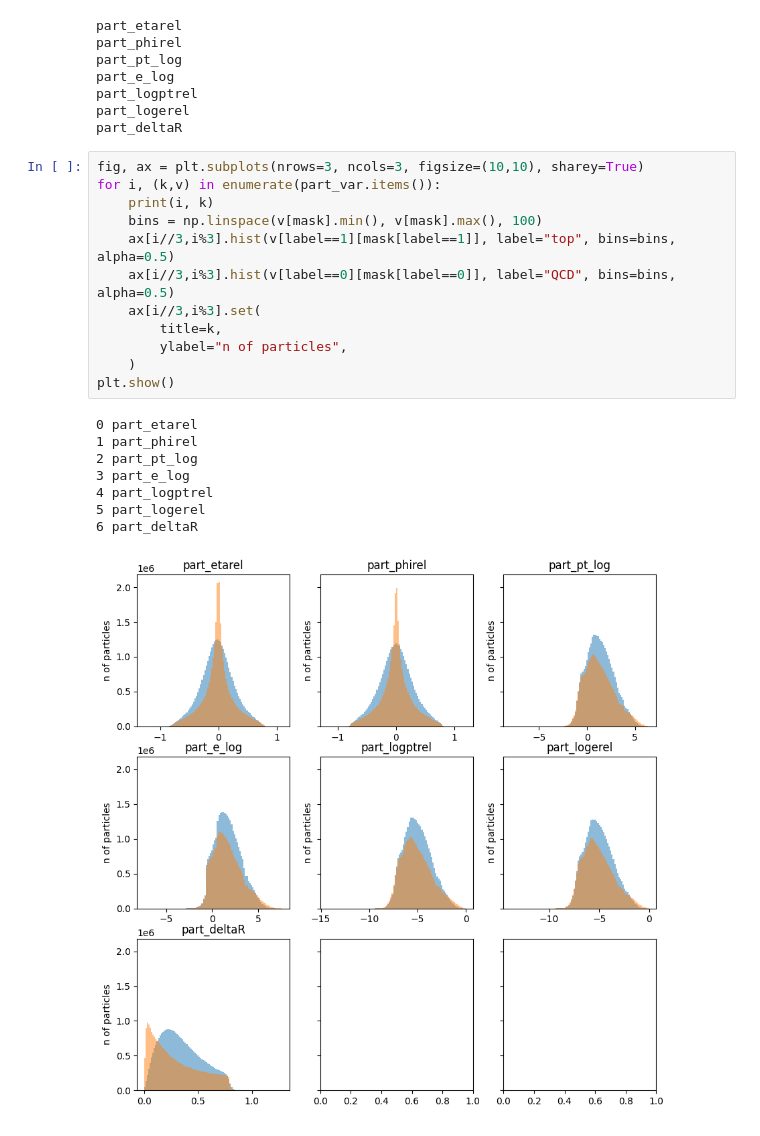
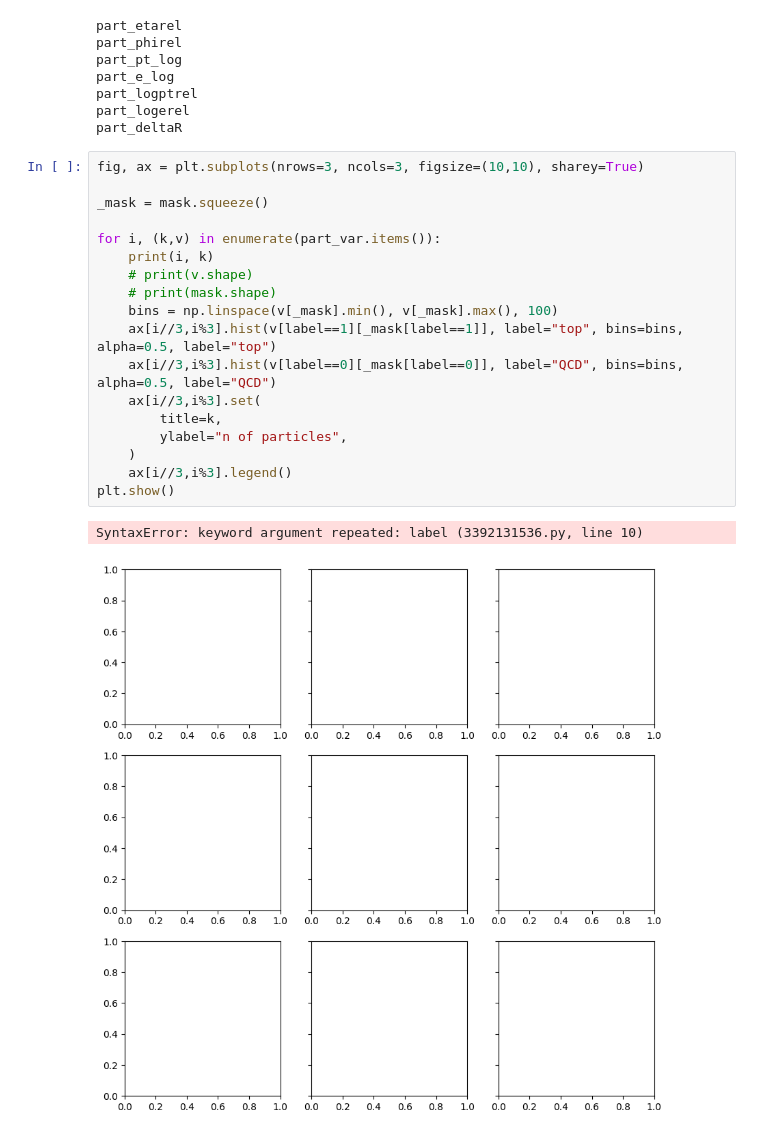
Before and after one commit to oXyut/particlenet-toptagging, a Jupyter notebook: 2_preprocessing.ipynb, the cells around one changed output. Cells and saved outputs as stored; diff of their text form.

```diff
--- a/2_preprocessing.ipynb
+++ b/2_preprocessing.ipynb
@@ -340,22 +359,22 @@ part_logerel
 part_deltaR
 # %%
 fig, ax = plt.subplots(nrows=3, ncols=3, figsize=(10,10), sharey=True)
+
+_mask = mask.squeeze()
+
 for i, (k,v) in enumerate(part_var.items()):
     print(i, k)
-    bins = np.linspace(v[mask].min(), v[mask].max(), 100)
-    ax[i//3,i%3].hist(v[label==1][mask[label==1]], label="top", bins=bins, alpha=0.5)
-    ax[i//3,i%3].hist(v[label==0][mask[label==0]], label="QCD", bins=bins, alpha=0.5)
+    # print(v.shape)
+    # print(mask.shape)
+    bins = np.linspace(v[_mask].min(), v[_mask].max(), 100)
+    ax[i//3,i%3].hist(v[label==1][_mask[label==1]], label="top", bins=bins, alpha=0.5, label="top")
+    ax[i//3,i%3].hist(v[label==0][_mask[label==0]], label="QCD", bins=bins, alpha=0.5, label="QCD")
     ax[i//3,i%3].set(
         title=k,
         ylabel="n of particles",
     )
+    ax[i//3,i%3].legend()
 plt.show()
 # %% [output]
-0 part_etarel
-1 part_phirel
-2 part_pt_log
-3 part_e_log
-4 part_logptrel
-5 part_logerel
-6 part_deltaR
+SyntaxError: keyword argument repeated: label (3392131536.py, line 10)
-[figure, old version]
+[figure, new version]
```
Also changed, not shown: parts of 5 cells of this notebook, 2 other files.
